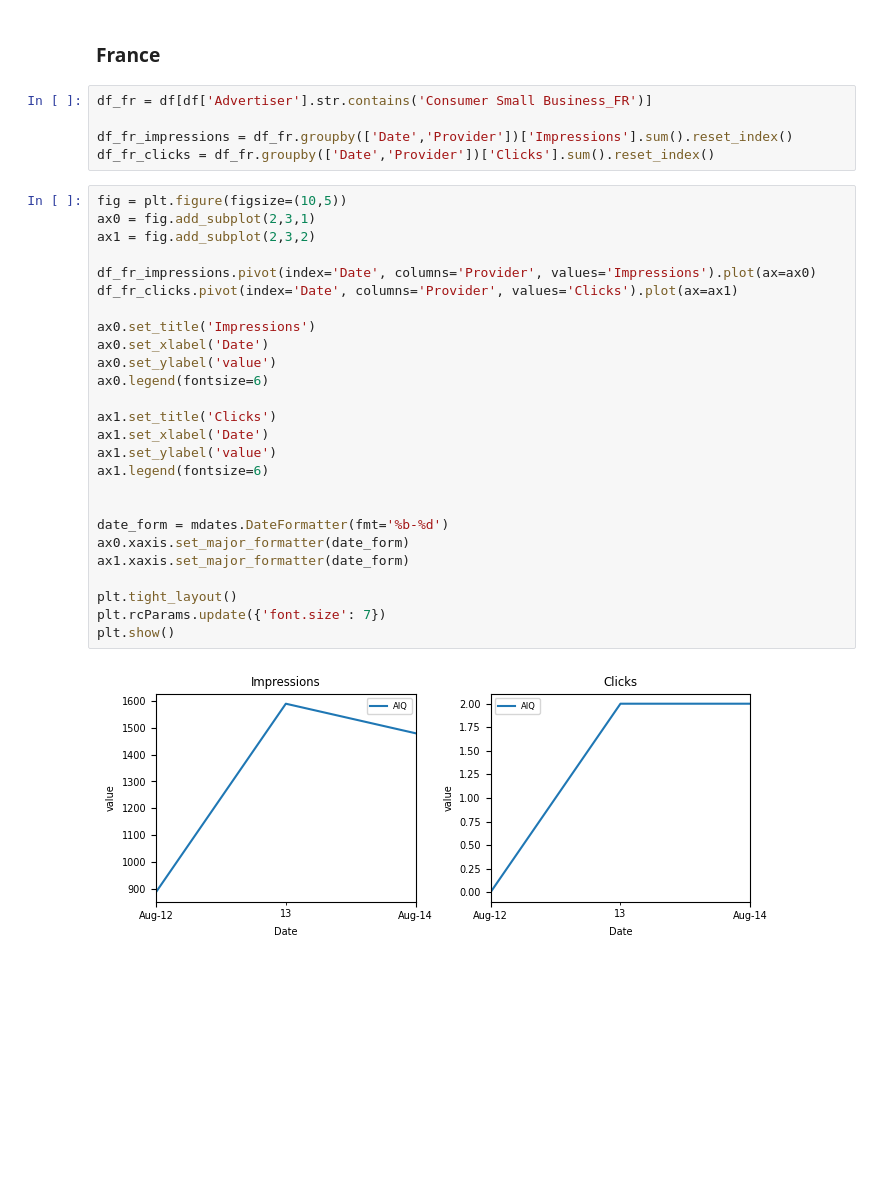
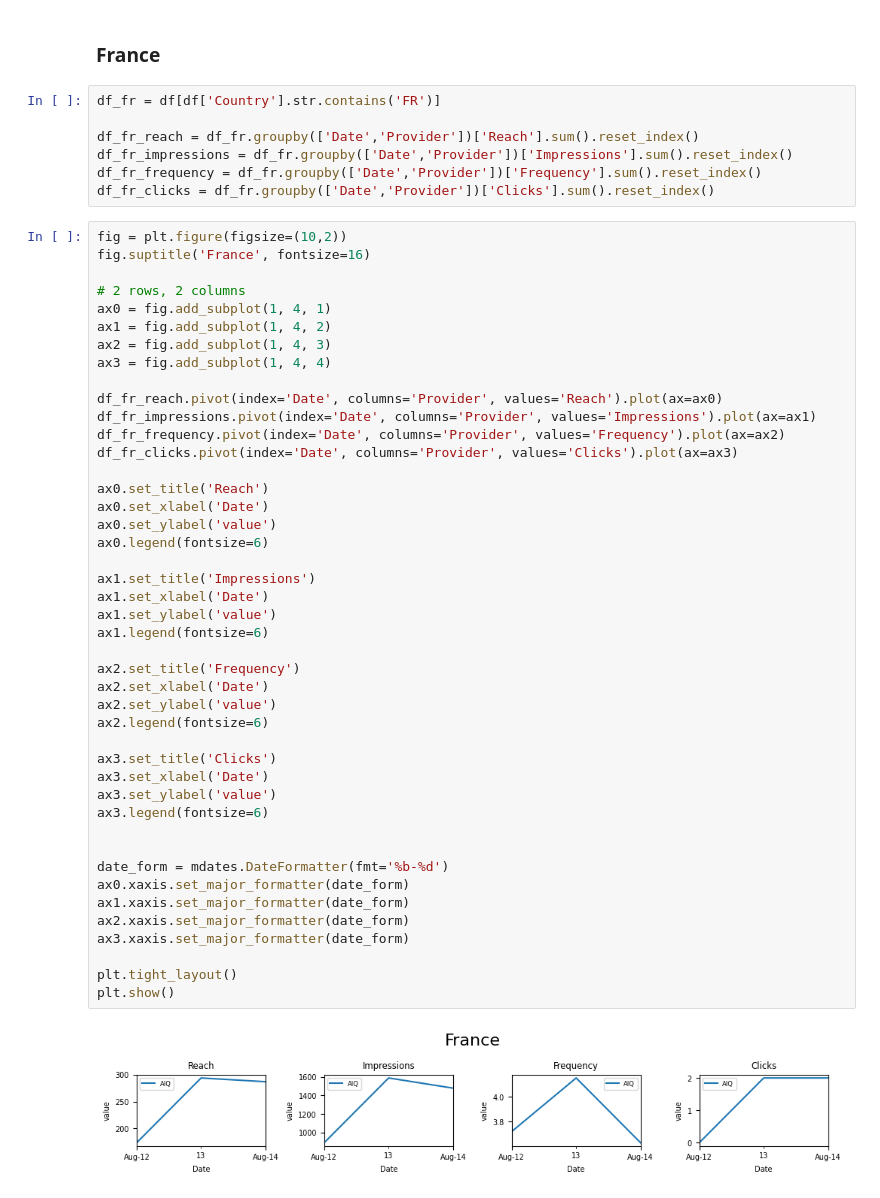
Before and after one commit to 0xrsfagundes/File-Manipulation, a Jupyter notebook: Id Providers Test/Lotame + LiveRamp + AIQ (AU, BR, CA & FR)/Lotame + LiveRamp + AIQ - Charts.ipynb, the cells around one changed output. Cells and saved outputs as stored; diff of their text form; blank space fills up the shorter version.

```diff
--- a/Id Providers Test/Lotame + LiveRamp + AIQ (AU, BR, CA & FR)/Lotame + LiveRamp + AIQ - Charts.ipynb
+++ b/Id Providers Test/Lotame + LiveRamp + AIQ (AU, BR, CA & FR)/Lotame + LiveRamp + AIQ - Charts.ipynb
@@ -21,35 +22,55 @@ df.head()
 # %% [markdown]
 ### France
 # %%
-df_fr = df[df['Advertiser'].str.contains('Consumer Small Business_FR')]
+df_fr = df[df['Country'].str.contains('FR')]
 
+df_fr_reach = df_fr.groupby(['Date','Provider'])['Reach'].sum().reset_index()
 df_fr_impressions = df_fr.groupby(['Date','Provider'])['Impressions'].sum().reset_index()
+df_fr_frequency = df_fr.groupby(['Date','Provider'])['Frequency'].sum().reset_index()
 df_fr_clicks = df_fr.groupby(['Date','Provider'])['Clicks'].sum().reset_index()
 # %%
-fig = plt.figure(figsize=(10,5))
-ax0 = fig.add_subplot(2,3,1)
-ax1 = fig.add_subplot(2,3,2)
+fig = plt.figure(figsize=(10,2))
+fig.suptitle('France', fontsize=16)
 
-df_fr_impressions.pivot(index='Date', columns='Provider', values='Impressions').plot(ax=ax0)
-df_fr_clicks.pivot(index='Date', columns='Provider', values='Clicks').plot(ax=ax1)
+# 2 rows, 2 columns
+ax0 = fig.add_subplot(1, 4, 1)
+ax1 = fig.add_subplot(1, 4, 2)
+ax2 = fig.add_subplot(1, 4, 3)
+ax3 = fig.add_subplot(1, 4, 4)
 
-ax0.set_title('Impressions')
+df_fr_reach.pivot(index='Date', columns='Provider', values='Reach').plot(ax=ax0)
+df_fr_impressions.pivot(index='Date', columns='Provider', values='Impressions').plot(ax=ax1)
+df_fr_frequency.pivot(index='Date', columns='Provider', values='Frequency').plot(ax=ax2)
+df_fr_clicks.pivot(index='Date', columns='Provider', values='Clicks').plot(ax=ax3)
+
+ax0.set_title('Reach')
 ax0.set_xlabel('Date')
 ax0.set_ylabel('value')
 ax0.legend(fontsize=6)
 
-ax1.set_title('Clicks')
+ax1.set_title('Impressions')
 ax1.set_xlabel('Date')
 ax1.set_ylabel('value')
 ax1.legend(fontsize=6)
+
+ax2.set_title('Frequency')
+ax2.set_xlabel('Date')
+ax2.set_ylabel('value')
+ax2.legend(fontsize=6)
+
+ax3.set_title('Clicks')
+ax3.set_xlabel('Date')
+ax3.set_ylabel('value')
+ax3.legend(fontsize=6)
 
 
 date_form = mdates.DateFormatter(fmt='%b-%d')
 ax0.xaxis.set_major_formatter(date_form)
 ax1.xaxis.set_major_formatter(date_form)
+ax2.xaxis.set_major_formatter(date_form)
+ax3.xaxis.set_major_formatter(date_form)
 
 plt.tight_layout()
-plt.rcParams.update({'font.size': 7})
 plt.show()
 # %% [output]
-[figure, old version]
+[figure, new version]
```
Also changed, not shown: parts of 1 cell of this notebook.
